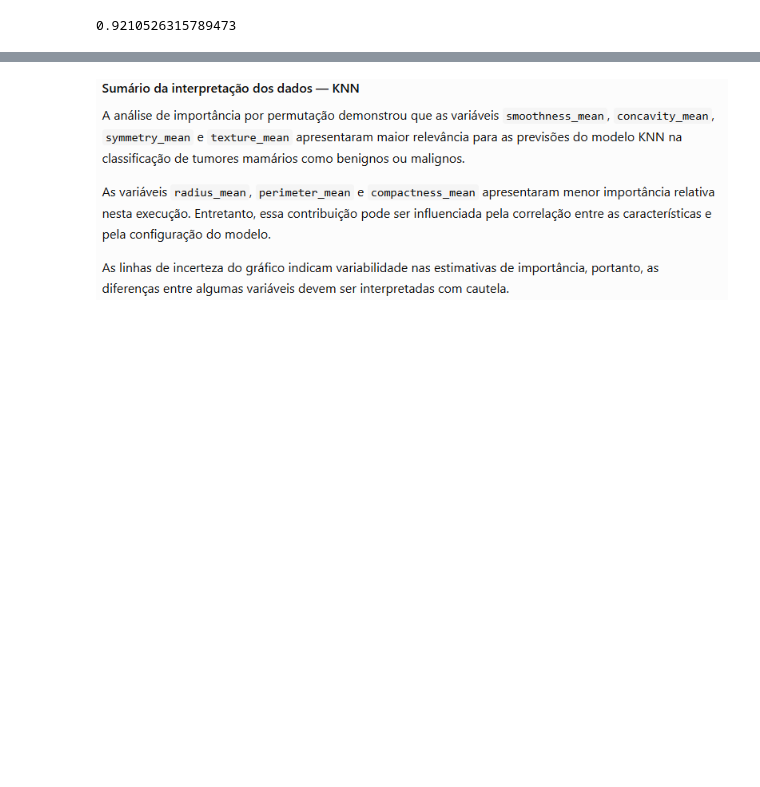
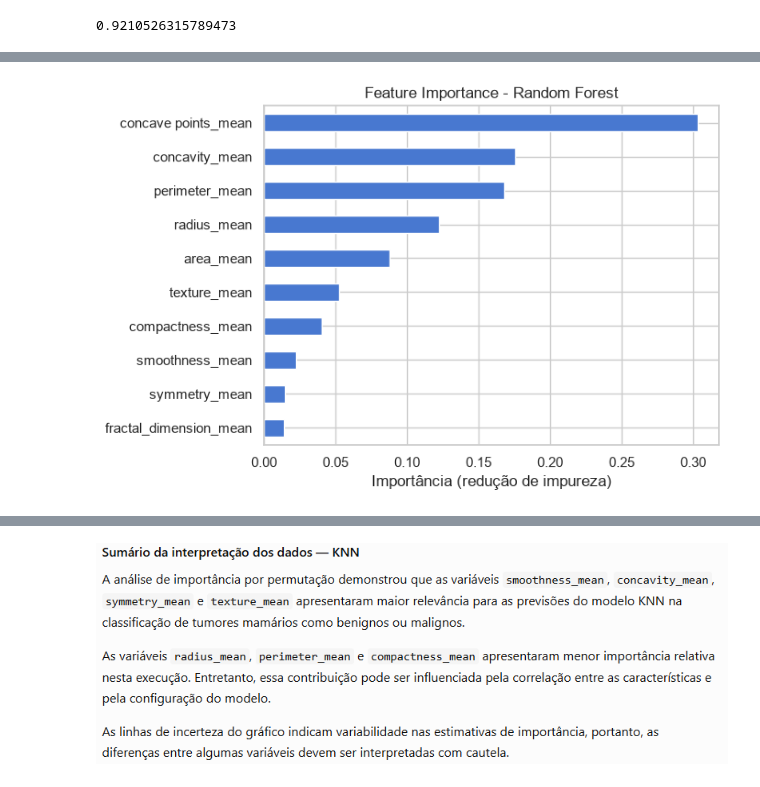
Before and after one commit to hugocesarcoelho/fiap-tc-fase1-ai, a Jupyter notebook: breast-cancer-knn-svm-random-forest.ipynb, the cells around one changed output, grey strips where cells are left out. Cells and saved outputs as stored; diff of their text form; code cells hidden in the pictures; blank space fills up the shorter version.

```diff
--- a/breast-cancer-knn-svm-random-forest.ipynb
+++ b/breast-cancer-knn-svm-random-forest.ipynb
@@ -232,3 +235,13 @@ y_predito_svm = svm.predict(x_test_escalonado)
 print(accuracy_score(y_test, y_predito_svm))
 # %% [output]
 0.9210526315789473
+# %%
+# Testando o modelo Random Forest
+from sklearn.ensemble import RandomForestClassifier
+from sklearn.metrics import classification_report, confusion_matrix
+
+# Árvores não dependem da escala, então usamos os dados sem padronização
+random_forest = RandomForestClassifier(n_estimators=100, random_state=42)
+random_forest.fit(x_train, y_train)
+y_predito_rf = random_forest.predict(x_test)
+print(accuracy_score(y_test, y_predito_rf))
@@ -235,3 +274,12 @@ print(accuracy_score(y_test, y_predito_svm))
+# %%
+# Importância das variáveis segundo o Random Forest (redução de impureza)
+importancias_rf = pd.Series(random_forest.feature_importances_, index=x_train.columns).sort_values()
+importancias_rf.plot(kind='barh', legend=False)
+plt.title('Feature Importance - Random Forest')
+plt.xlabel('Importância (redução de impureza)')
+plt.show()
+# %% [output]
+[figure, added]
 # %%
 # Calcula a importância das variáveis
 resultado = permutation_importance(
```
Also changed, not shown: parts of 8 cells of this notebook, 4 other files.
